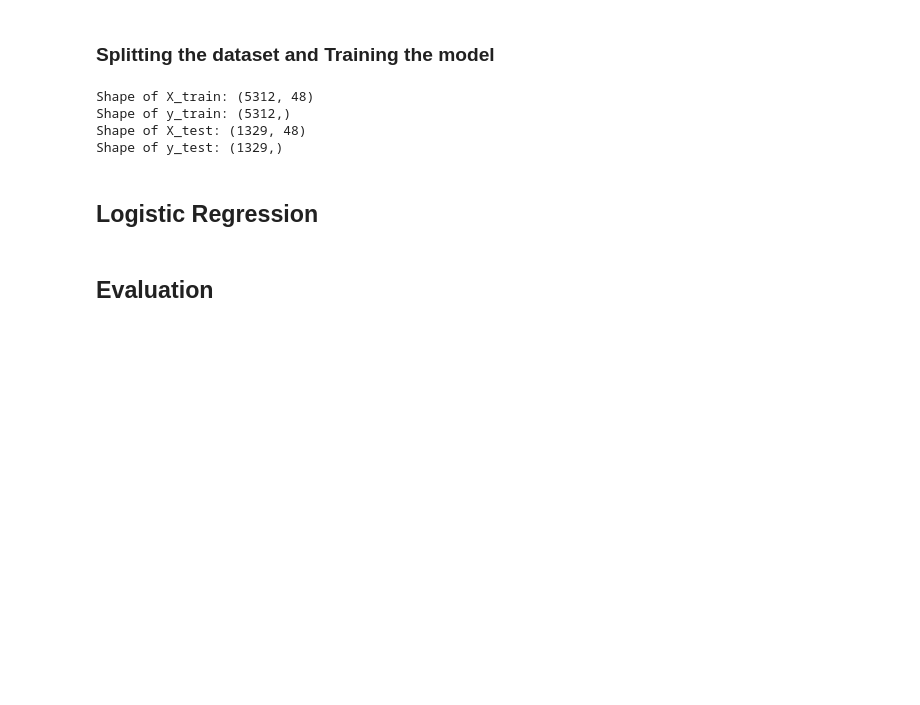
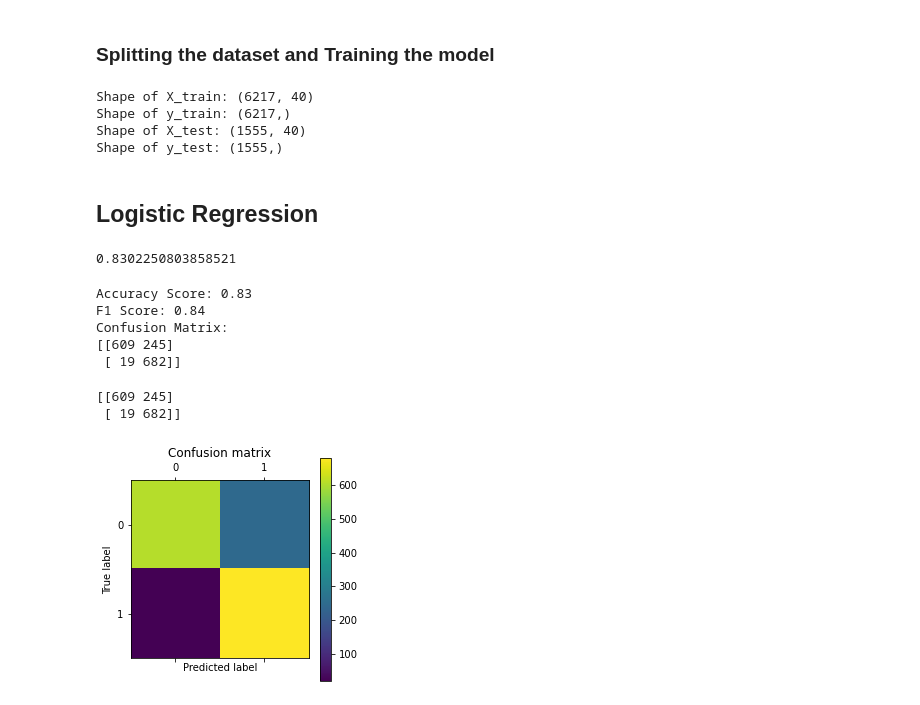
Before and after one commit to Elysian01/IIITB-MTech-AI-Assignments, a Jupyter notebook: Machine-Learning-Assignments-SEM-1/Assignment1/2.ipynb, the cells around one changed output. Saved outputs shown, nothing was run; the diff lists cells and outputs as text; code cells hidden in the pictures; blank space fills up the shorter version.

```diff
--- a/Machine-Learning-Assignments-SEM-1/Assignment1/2.ipynb
+++ b/Machine-Learning-Assignments-SEM-1/Assignment1/2.ipynb
@@ -192,8 +123,8 @@ data.shape
 # %%
 from sklearn.model_selection import train_test_split
 
-X = data.drop(columns=['overall'])
-y = data['overall']
+X = data.drop(columns=['contribution_type'])
+y = data['contribution_type']
 
 # 80% training, 20% testing)
 X_train, X_test, y_train, y_test = train_test_split(X, y, test_size=0.2, random_state=84)
@@ -202,11 +133,9 @@ print("Shape of y_train:", y_train.shape)
 print("Shape of X_test:", X_test.shape)
 print("Shape of y_test:", y_test.shape)
 # %% [output]
-Shape of X_train: (5312, 48)
-Shape of y_train: (5312,)
-Shape of X_test: (1329, 48)
-Shape of y_test: (1329,)
+Shape of X_train: (6217, 40)
+Shape of y_train: (6217,)
+Shape of X_test: (1555, 40)
+Shape of y_test: (1555,)
 # %% [markdown]
 ## Logistic Regression
-# %% [markdown]
-## Evaluation
@@ -213,3 +177,12 @@ Shape of y_test: (1329,)
+# %%
+lr = LogisticRegression(lr = 0.01)
+lr.fit(X_train, y_train)
+# %%
+y_pred = lr.predict(X_test)
+acc = accuracy(y_pred, y_test)
+acc
+# %% [output]
+0.8302250803858521
 # %%
 from sklearn.metrics import accuracy_score, f1_score, confusion_matrix
 
@@ -226,3 +199,30 @@ def evaluate_model(y_true, y_pred):
     confusion = confusion_matrix(y_true, y_pred)
     print('Confusion Matrix:')
     print(confusion)
+
+y_pred = lr.predict(X_test)
+evaluate_model(y_test, y_pred)
+# %% [output]
+Accuracy Score: 0.83
+F1 Score: 0.84
+Confusion Matrix:
+[[609 245]
+ [ 19 682]]
+# %%
+import matplotlib.pyplot as plt
+from sklearn.metrics import confusion_matrix
+import matplotlib.pyplot as plt
+%matplotlib inline
+
+confusion_matrix = confusion_matrix(y_test, y_pred)
+print(confusion_matrix)
+plt.matshow(confusion_matrix)
+plt.title('Confusion matrix')
+plt.colorbar()
+plt.ylabel('True label')
+plt.xlabel('Predicted label')
+plt.show()
+# %% [output]
+[[609 245]
+ [ 19 682]]
+[figure, added]
```
Also changed, not shown: parts of 9 cells of this notebook, 3 other files.
